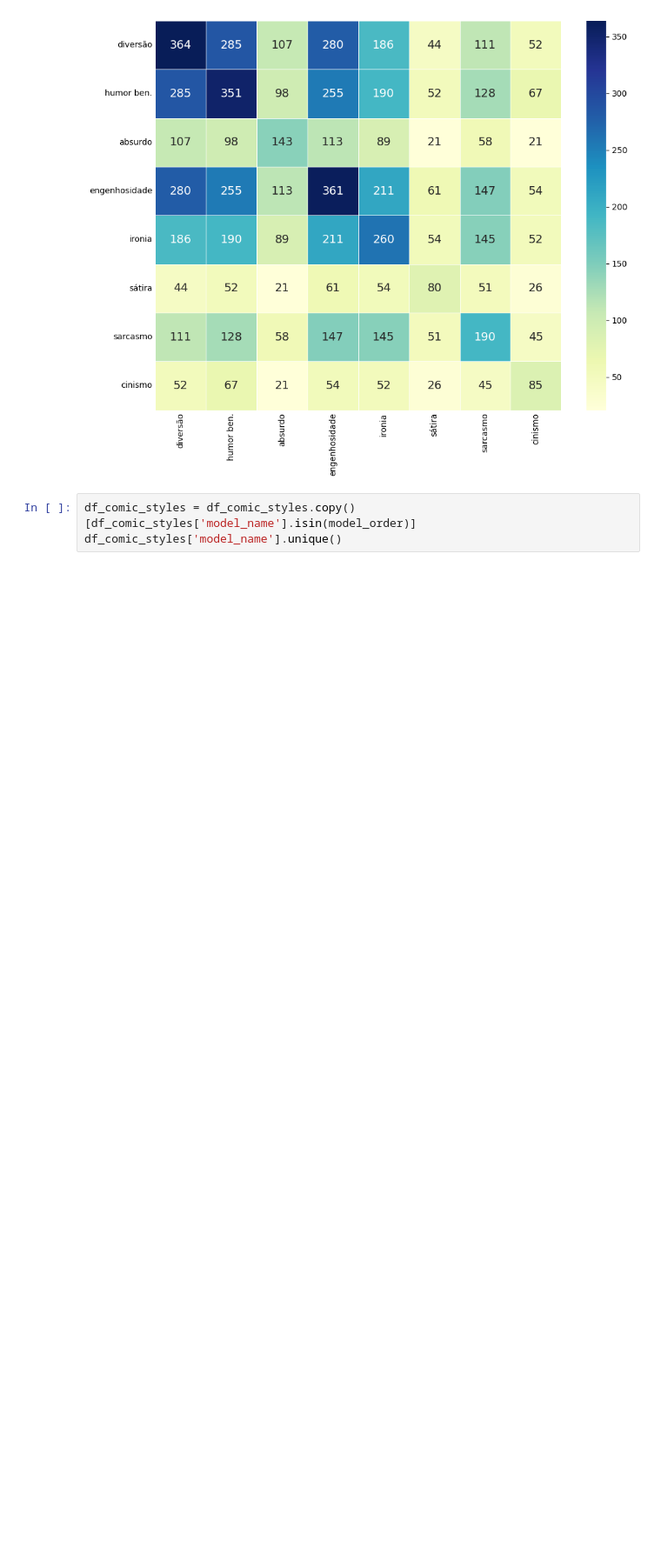
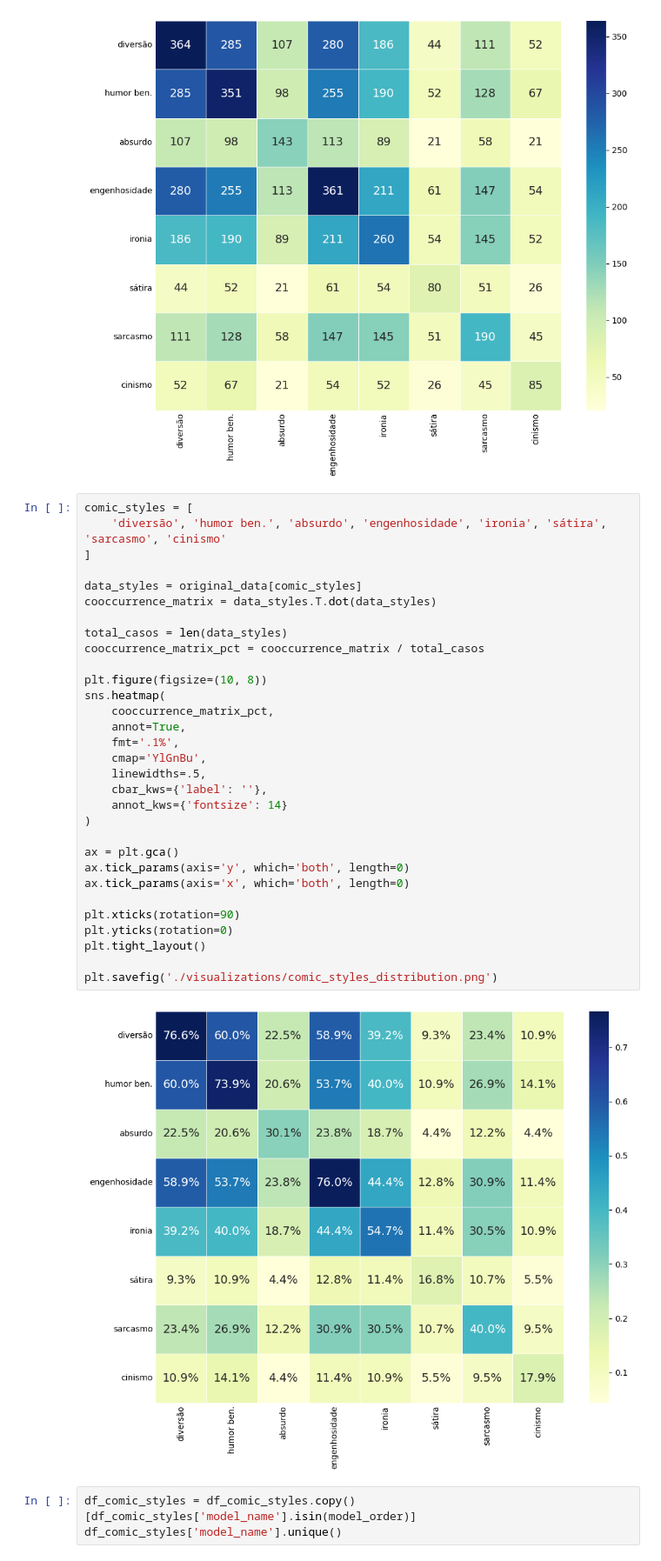
Before and after one commit to llm-pt-ibm/brazilian_northeast_humor_benchmark, a Jupyter notebook: qualitative_exploration.ipynb, the cells around one changed output. Shown at 87% size. Drawn from its saved outputs; the diff is of its cells as text; blank space fills up the shorter version.

Commit message:
create a proportion matrix of comic styles

```diff
--- a/qualitative_exploration.ipynb
+++ b/qualitative_exploration.ipynb
@@ -495,6 +495,39 @@ plt.tight_layout()
 plt.savefig('./visualizations/comic_styles.png')
 # %% [output]
 [figure]
+# %%
+comic_styles = [
+    'diversão', 'humor ben.', 'absurdo', 'engenhosidade', 'ironia', 'sátira', 'sarcasmo', 'cinismo'
+]
+
+data_styles = original_data[comic_styles]
+cooccurrence_matrix = data_styles.T.dot(data_styles)
+
+total_casos = len(data_styles)
+cooccurrence_matrix_pct = cooccurrence_matrix / total_casos
+
+plt.figure(figsize=(10, 8))
+sns.heatmap(
+    cooccurrence_matrix_pct,
+    annot=True,
+    fmt='.1%',
+    cmap='YlGnBu',
+    linewidths=.5,
+    cbar_kws={'label': ''},
+    annot_kws={'fontsize': 14}
+)
+
+ax = plt.gca()
+ax.tick_params(axis='y', which='both', length=0)
+ax.tick_params(axis='x', which='both', length=0)
+
+plt.xticks(rotation=90)
+plt.yticks(rotation=0)
+plt.tight_layout()
+
+plt.savefig('./visualizations/comic_styles_distribution.png')
+# %% [output]
+[figure, added]
 # %%
 df_comic_styles = df_comic_styles.copy()[df_comic_styles['model_name'].isin(model_order)]
 df_comic_styles['model_name'].unique()
```
Also changed, not shown: parts of 1 cell of this notebook, 2 other files.
